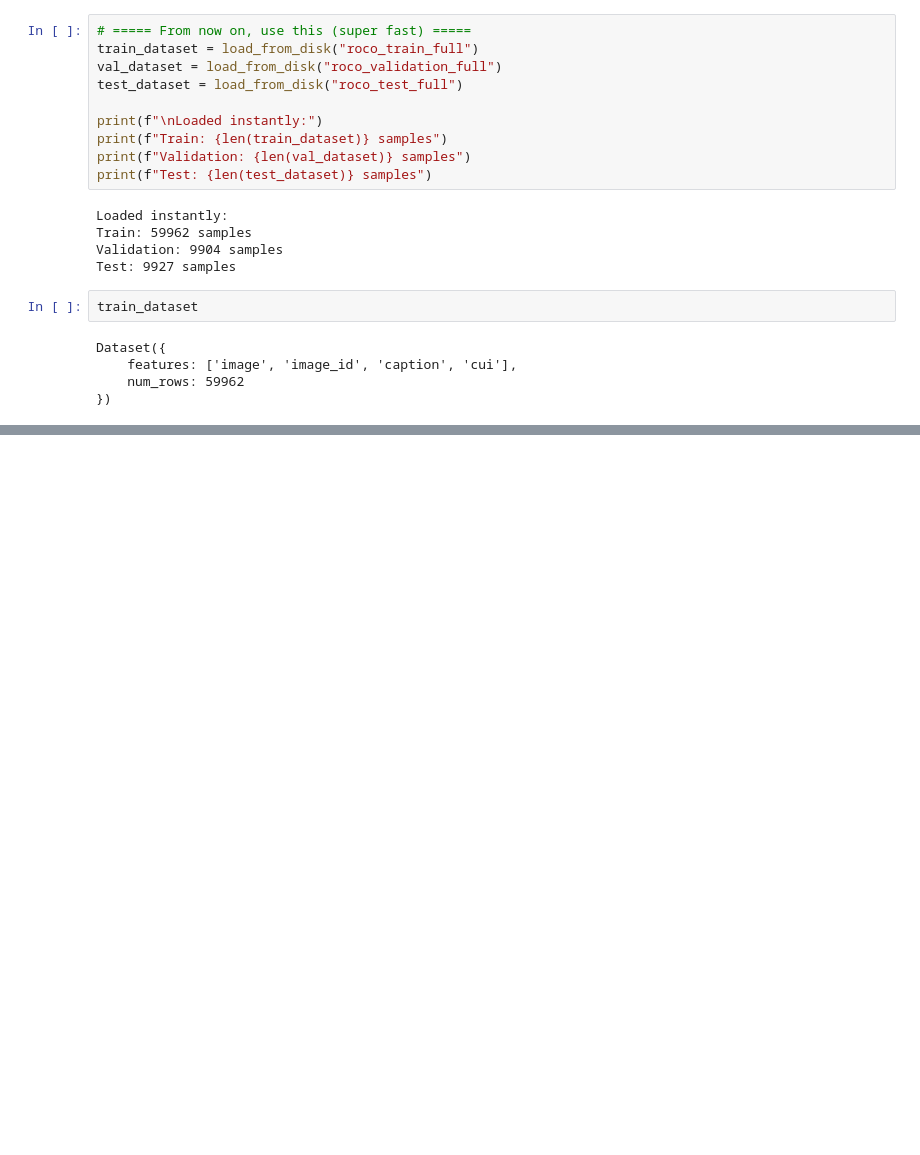
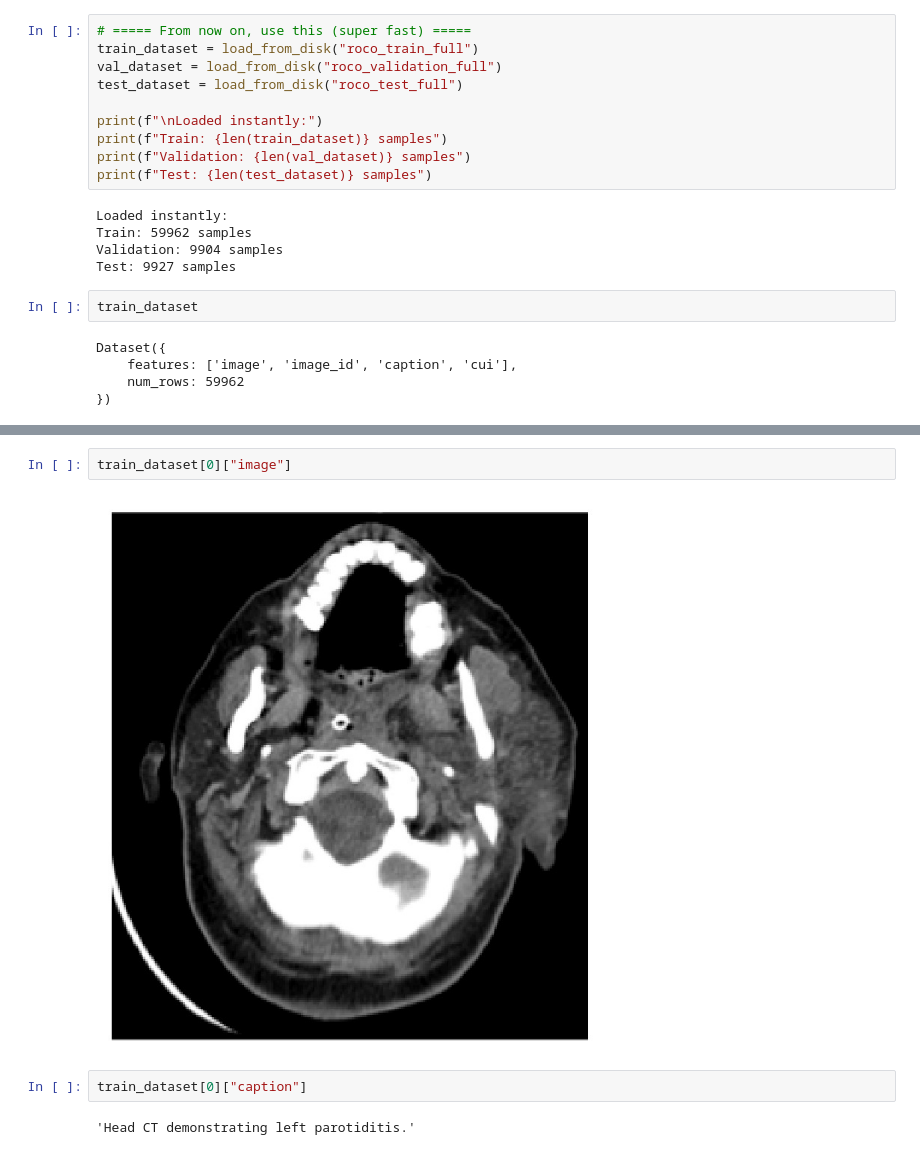
Before and after one commit to Deep-Learning-CTR/Unsloth_finetune_vision, a Jupyter notebook: src/finetune.ipynb, the cells around one changed output, grey strips where cells are left out. Saved outputs shown, nothing was run; the diff lists cells and outputs as text; blank space fills up the shorter version.

```diff
--- a/src/finetune.ipynb
+++ b/src/finetune.ipynb
@@ -136,0 +202,8 @@ hi
+# %%
+train_dataset[0]["image"]
+# %% [output]
+[figure, added]
+# %%
+train_dataset[0]["caption"]
+# %% [output]
+'Head CT demonstrating left parotiditis.'
```
Also changed, not shown: parts of 10 cells of this notebook, 4 other files.
